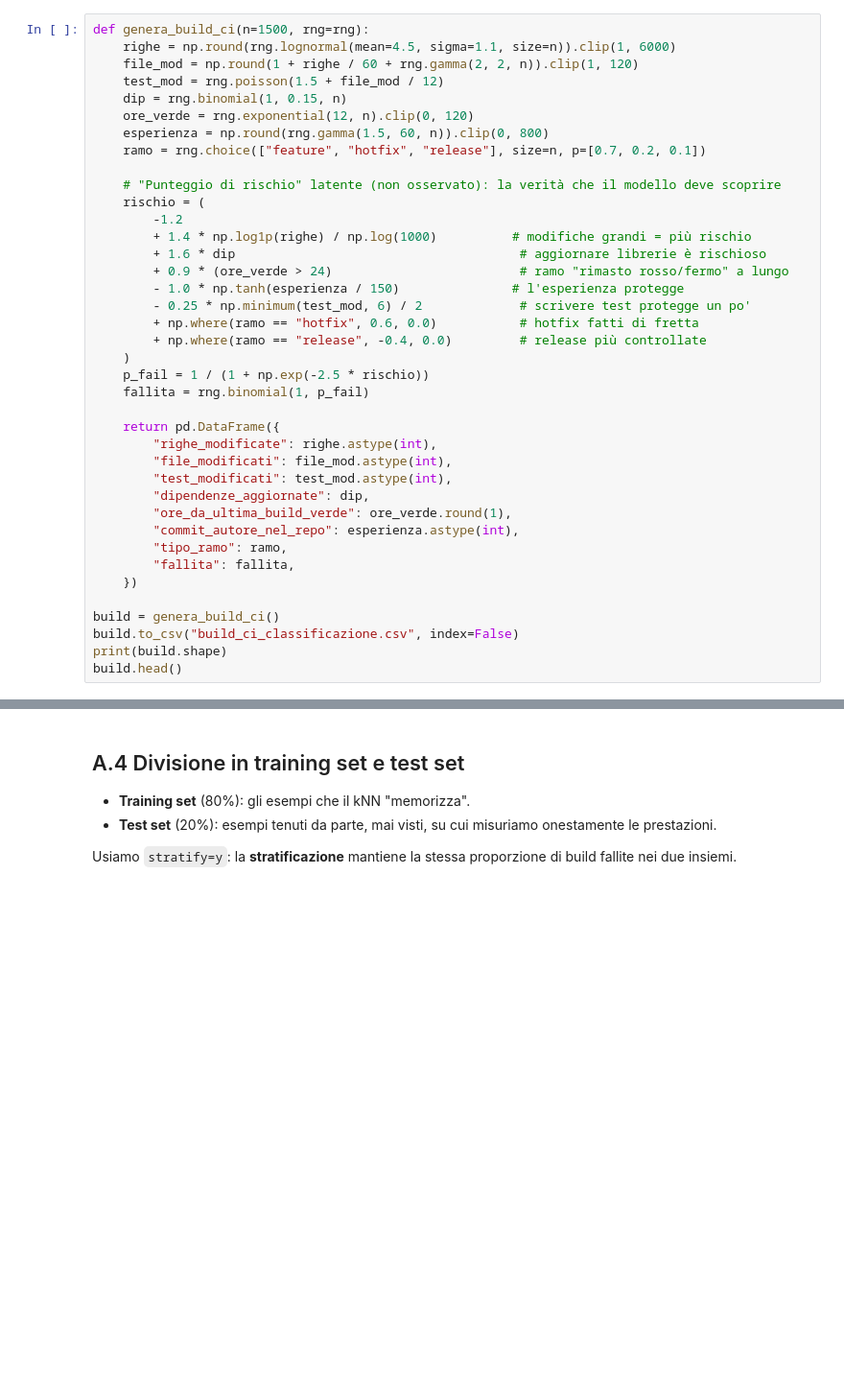
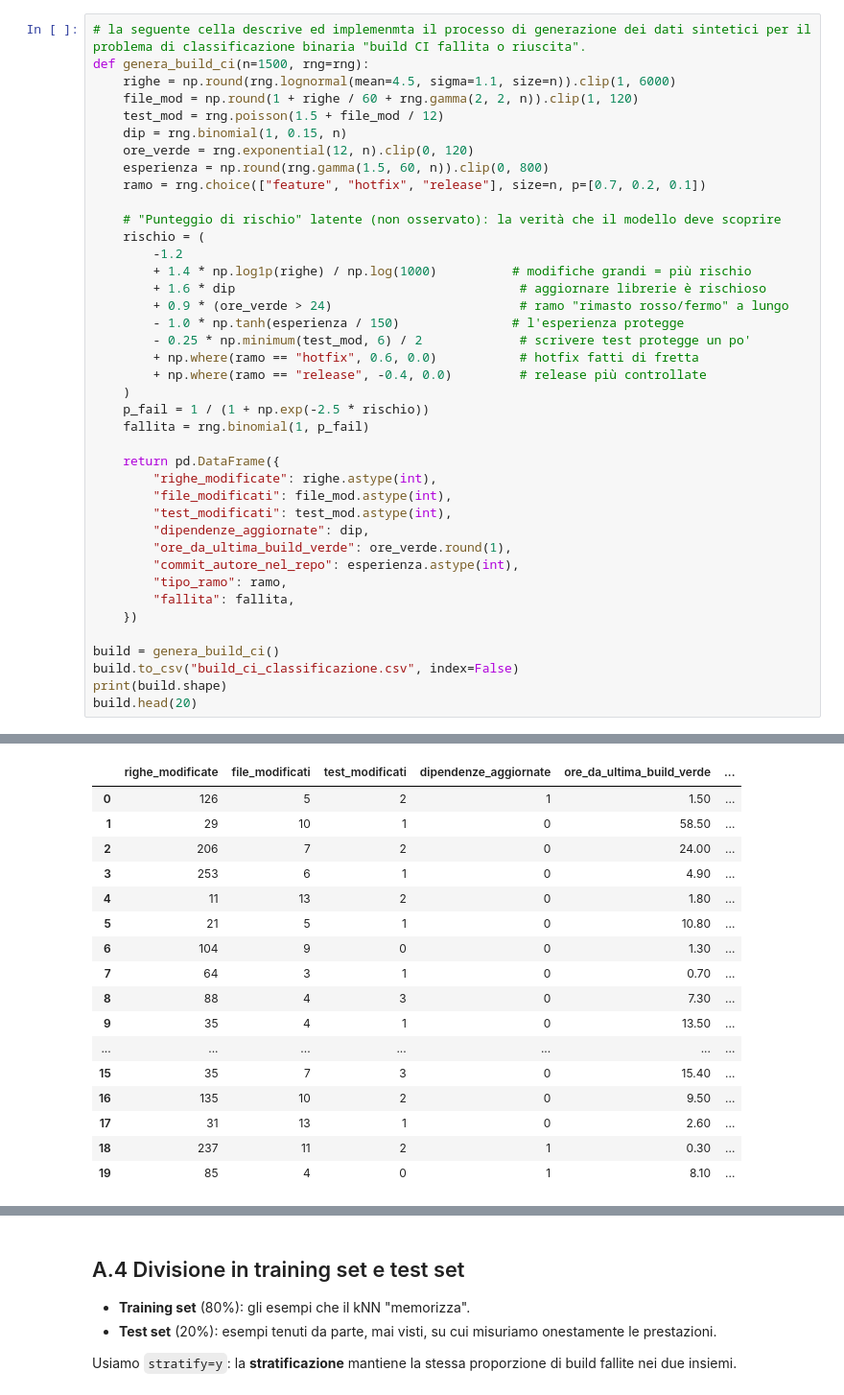
Before and after one commit to antonio-corsi/Corso-Reindal, a Jupyter notebook: knn/knn_sviluppatori.ipynb, the cells around one changed output, grey strips where cells are left out. Shown at 96% size. Drawn from its saved outputs; the diff is of its cells as text; blank space fills up the shorter version.

```diff
--- a/knn/knn_sviluppatori.ipynb
+++ b/knn/knn_sviluppatori.ipynb
@@ -138,4 +150,5 @@ Generiamo i dati in modo che il rischio di fallimento cresca con le modifiche gr
 # %%
+# la seguente cella descrive ed implemenmta il processo di generazione dei dati sintetici per il problema di classificazione binaria "build CI fallita o riuscita".
 def genera_build_ci(n=1500, rng=rng):
     righe = np.round(rng.lognormal(mean=4.5, sigma=1.1, size=n)).clip(1, 6000)
     file_mod = np.round(1 + righe / 60 + rng.gamma(2, 2, n)).clip(1, 120)
@@ -173,4 +186,5 @@ def genera_build_ci(n=1500, rng=rng):
 build = genera_build_ci()
 build.to_csv("build_ci_classificazione.csv", index=False)
 print(build.shape)
-build.head()
+build.head(20)
+# %% [output]
@@ -177,3 +192,20 @@ build.head()
+|  | righe_modificate | file_modificati | test_modificati | dipendenze_aggiornate | ore_da_ultima_build_verde | ... |
+| 0 | 126 | 5 | 2 | 1 | 1.50 | ... |
+| 1 | 29 | 10 | 1 | 0 | 58.50 | ... |
+| 2 | 206 | 7 | 2 | 0 | 24.00 | ... |
+| 3 | 253 | 6 | 1 | 0 | 4.90 | ... |
+| 4 | 11 | 13 | 2 | 0 | 1.80 | ... |
+| 5 | 21 | 5 | 1 | 0 | 10.80 | ... |
+| 6 | 104 | 9 | 0 | 0 | 1.30 | ... |
+| 7 | 64 | 3 | 1 | 0 | 0.70 | ... |
+| 8 | 88 | 4 | 3 | 0 | 7.30 | ... |
+| 9 | 35 | 4 | 1 | 0 | 13.50 | ... |
+| ... | ... | ... | ... | ... | ... | ... |
+| 15 | 35 | 7 | 3 | 0 | 15.40 | ... |
+| 16 | 135 | 10 | 2 | 0 | 9.50 | ... |
+| 17 | 31 | 13 | 1 | 0 | 2.60 | ... |
+| 18 | 237 | 11 | 2 | 1 | 0.30 | ... |
+| 19 | 85 | 4 | 0 | 1 | 8.10 | ... |
 # %% [markdown]
 ## A.3 Analisi esplorativa
 
```
Also changed, not shown: parts of 46 cells of this notebook, 6 other files.
